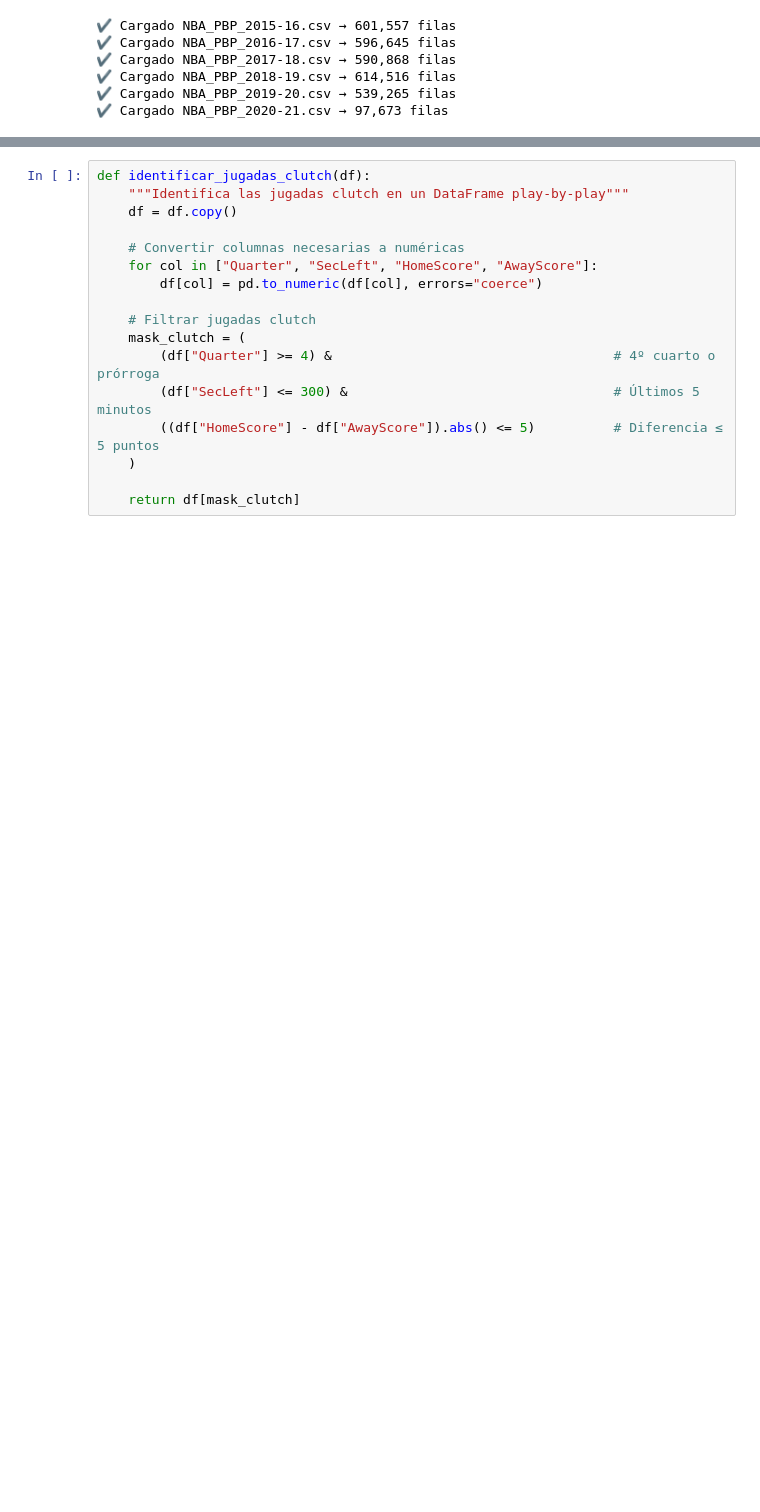
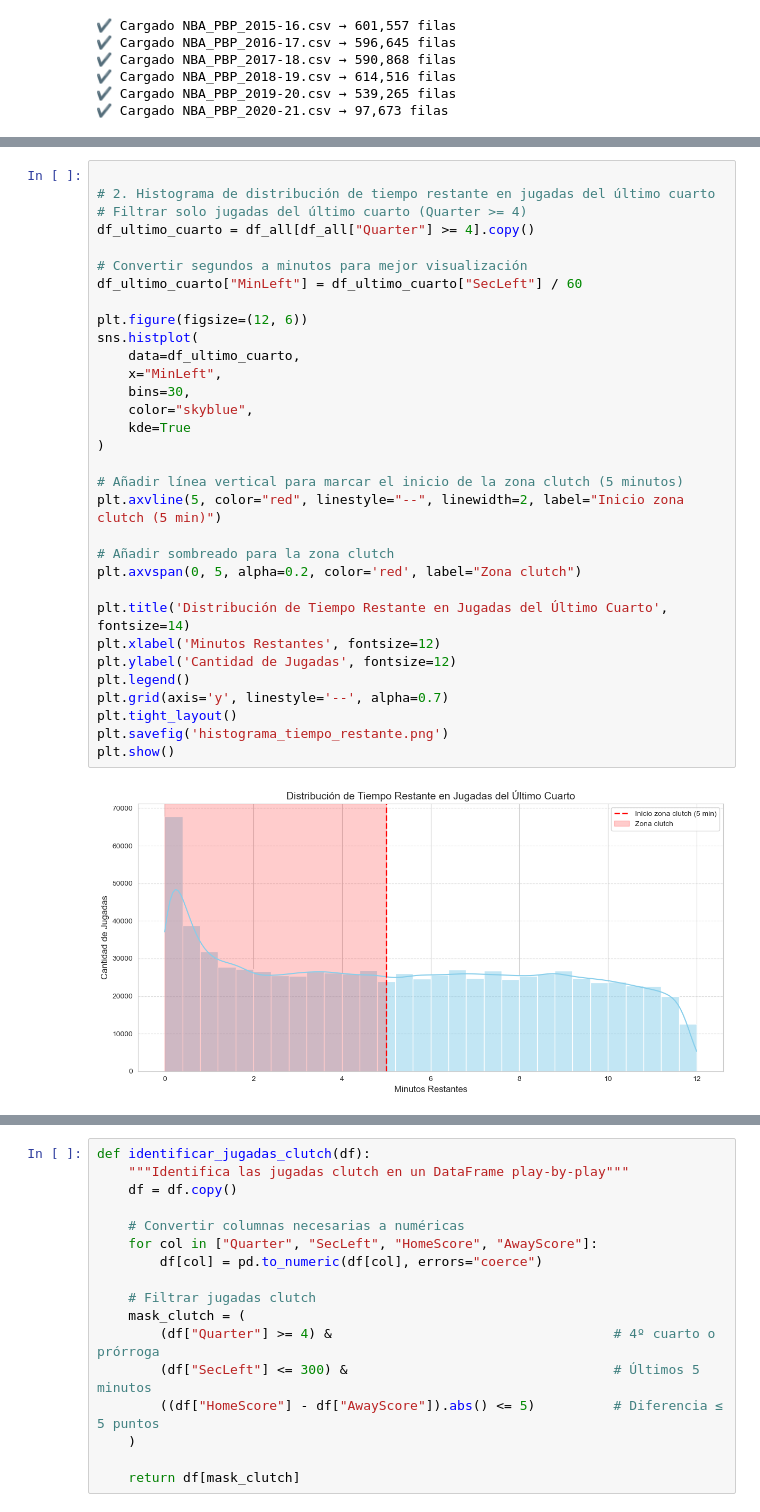
Before and after one commit to jorge-ivan-jimenez-reyes/DataScienceB, a Jupyter notebook: TercerExamen/Presentation.ipynb, the cells around one changed output, grey strips where cells are left out. Drawn from its saved outputs; the diff is of its cells as text; blank space fills up the shorter version.

```diff
--- a/TercerExamen/Presentation.ipynb
+++ b/TercerExamen/Presentation.ipynb
@@ -275,0 +223,34 @@ Name: count, dtype: int64
+# %%
+
+# 2. Histograma de distribución de tiempo restante en jugadas del último cuarto
+# Filtrar solo jugadas del último cuarto (Quarter >= 4)
+df_ultimo_cuarto = df_all[df_all["Quarter"] >= 4].copy()
+
+# Convertir segundos a minutos para mejor visualización
+df_ultimo_cuarto["MinLeft"] = df_ultimo_cuarto["SecLeft"] / 60
+
+plt.figure(figsize=(12, 6))
+sns.histplot(
+    data=df_ultimo_cuarto,
+    x="MinLeft",
+    bins=30,
+    color="skyblue",
+    kde=True
+)
+
+# Añadir línea vertical para marcar el inicio de la zona clutch (5 minutos)
+plt.axvline(5, color="red", linestyle="--", linewidth=2, label="Inicio zona clutch (5 min)")
+
+# Añadir sombreado para la zona clutch
+plt.axvspan(0, 5, alpha=0.2, color='red', label="Zona clutch")
+
+plt.title('Distribución de Tiempo Restante en Jugadas del Último Cuarto', fontsize=14)
+plt.xlabel('Minutos Restantes', fontsize=12)
+plt.ylabel('Cantidad de Jugadas', fontsize=12)
+plt.legend()
+plt.grid(axis='y', linestyle='--', alpha=0.7)
+plt.tight_layout()
+plt.savefig('histograma_tiempo_restante.png')
+plt.show()
+# %% [output]
+[figure, added]
```
Also changed, not shown: parts of 65 cells of this notebook, 3 other files.
